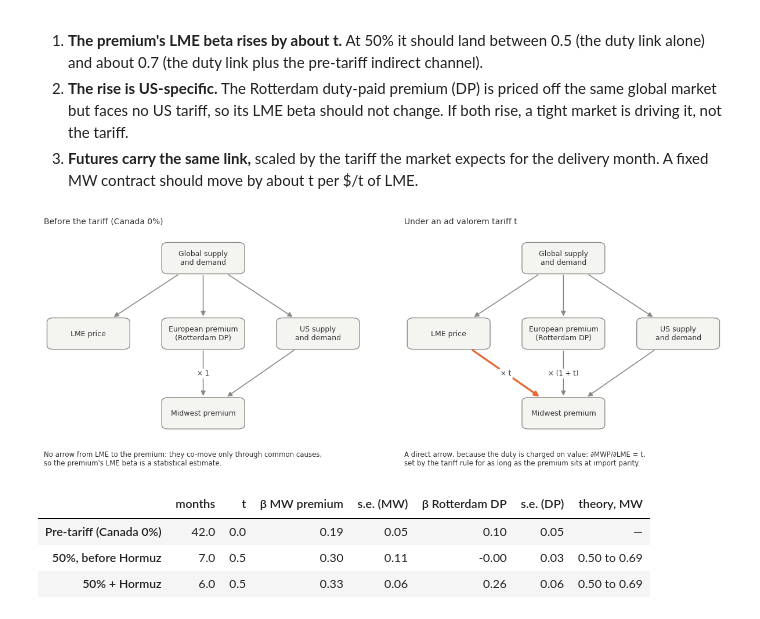
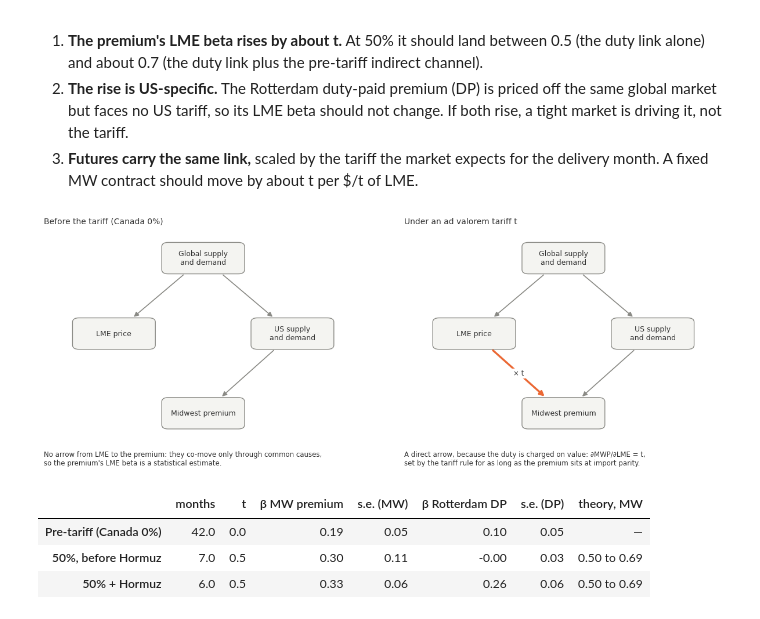
Before and after one commit to ricardo-sonda/al-mwp, a Jupyter notebook: notebook.ipynb, the cells around one changed output. Saved outputs shown, nothing was run; the diff lists cells and outputs as text; code cells hidden in the pictures.

```diff
--- a/notebook.ipynb
+++ b/notebook.ipynb
@@ -987,14 +987,13 @@ The duty is charged on the metal's value, and the value contains LME, so **∂MW
 2. **The rise is US-specific.** The Rotterdam duty-paid premium (DP) is priced off the same global market but faces no US tariff, so its LME beta should not change. If both rise, a tight market is driving it, not the tariff.
 3. **Futures carry the same link,** scaled by the tariff the market expects for the delivery month. A fixed MW contract should move by about t per \$/t of LME.
 # %%
-# The causal picture behind the hedge. An arrow is a causal link; the label on an arrow into the premium is ∂MWP/∂parent
-# at Canada import parity, MWP = (DP − F_netback) + F_mw + t × (LME + DP − F_netback).
+# The causal picture behind the hedge, simplified for illustration. An arrow is a causal link. The European premium,
+# which enters the parity condition, is folded into the global -> US supply and demand path.
 from matplotlib.patches import FancyBboxPatch
 
 NODES = {"global": (0.50, 0.86, "Global supply\nand demand"),
-         "lme":    (0.14, 0.50, "LME price"),
-         "dp":     (0.50, 0.50, "European premium\n(Rotterdam DP)"),
-         "us":     (0.86, 0.50, "US supply\nand demand"),
+         "lme":    (0.22, 0.50, "LME price"),
+         "us":     (0.78, 0.50, "US supply\nand demand"),
          "mwp":    (0.50, 0.12, "Midwest premium")}
 BOX_W, BOX_H = 0.26, 0.15   # axes fraction
 
@@ -1005,38 +1004,37 @@ def box_edge(p, q):
     return p[0] + s * dx, p[1] + s * dy
 
 def draw_dag(ax, edges, title, caption):
     for x, y, label in NODES.values():
         ax.add_patch(FancyBboxPatch((x - BOX_W / 2, y - BOX_H / 2), BOX_W, BOX_H, boxstyle="round,pad=0,rounding_size=0.02",
                                     fc="#f4f4f1", ec=MUTED, lw=1))
         ax.text(x, y, label, ha="center", va="center", fontsize=9, color=INK)
     for a, b, label, color, lw in edges:
         p, q = NODES[a][:2], NODES[b][:2]
         start, end = box_edge(p, q), box_edge(q, p)
         ax.annotate("", xy=end, xytext=start, arrowprops=dict(arrowstyle="-|>", color=color, lw=lw, mutation_scale=12))
         if label:
             ax.text((start[0] + end[0]) / 2, (start[1] + end[1]) / 2, label, ha="center", va="center", fontsize=8.5,
                     color=INK, bbox=dict(fc="white", ec="none", pad=1.5))
     ax.set_title(title, loc="left", color=INK, fontsize=10)
     ax.text(0.0, -0.06, caption, ha="left", va="top", fontsize=8.5, color=INK, transform=ax.transAxes)
     ax.set_xlim(0, 1)
     ax.set_ylim(0, 1)
     ax.axis("off")
 
-COMMON = [("global", "lme", None, MUTED, 1.2), ("global", "dp", None, MUTED, 1.2), ("global", "us", None, MUTED, 1.2),
-          ("us", "mwp", None, MUTED, 1.2)]
+COMMON = [("global", "lme", None, MUTED, 1.2), ("global", "us", None, MUTED, 1.2), ("us", "mwp", None, MUTED, 1.2)]
 fig, (ax1, ax2) = plt.subplots(1, 2, figsize=(12, 4.6))
-draw_dag(ax1, COMMON + [("dp", "mwp", "× 1", MUTED, 1.2)],
+draw_dag(ax1, COMMON,
          "Before the tariff (Canada 0%)",
          "No arrow from LME to the premium: they co-move only through common causes,\n"
          "so the premium's LME beta is a statistical estimate.")
-draw_dag(ax2, COMMON + [("dp", "mwp", "× (1 + t)", MUTED, 1.2), ("lme", "mwp", "× t", ORANGE, 2.4)],
+draw_dag(ax2, COMMON + [("lme", "mwp", "× t", ORANGE, 2.4)],
          "Under an ad valorem tariff t",
          "A direct arrow, because the duty is charged on value: ∂MWP/∂LME = t,\n"
          "set by the tariff rule for as long as the premium sits at import parity.")
 fig.tight_layout()
 plt.show()
 # %% [output]
-[figure, old version]
+[figure, new version]
 # %%
 # Evidence 1, monthly spot: the premium's LME beta, i.e. the slope of Δ MW premium (monthly average) on Δ LME cash (monthly
 # average), by regime. Rotterdam DP is the control: it is priced off the same global market but faces no US tariff, so a
```
Also changed, not shown: 2 other files.
